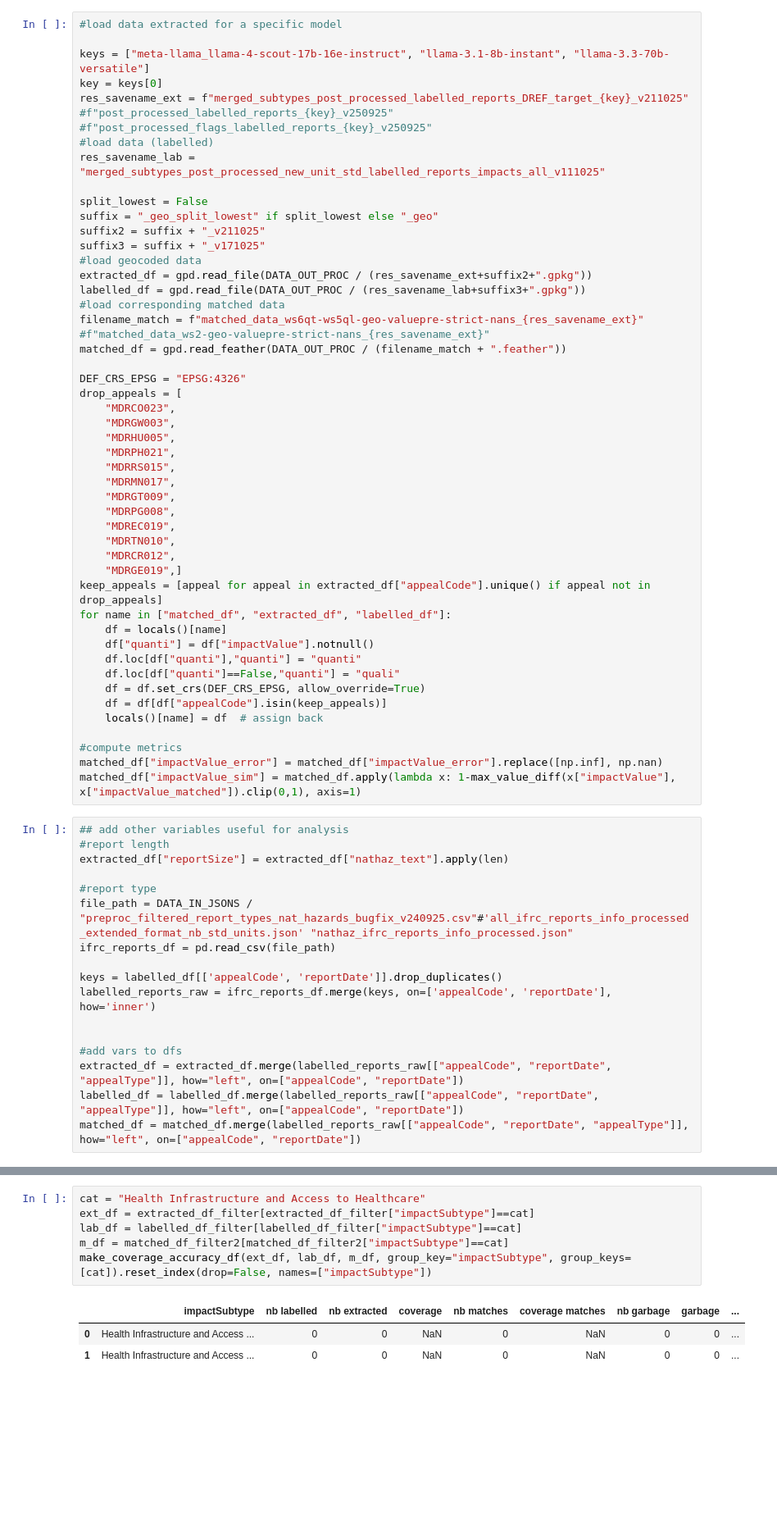
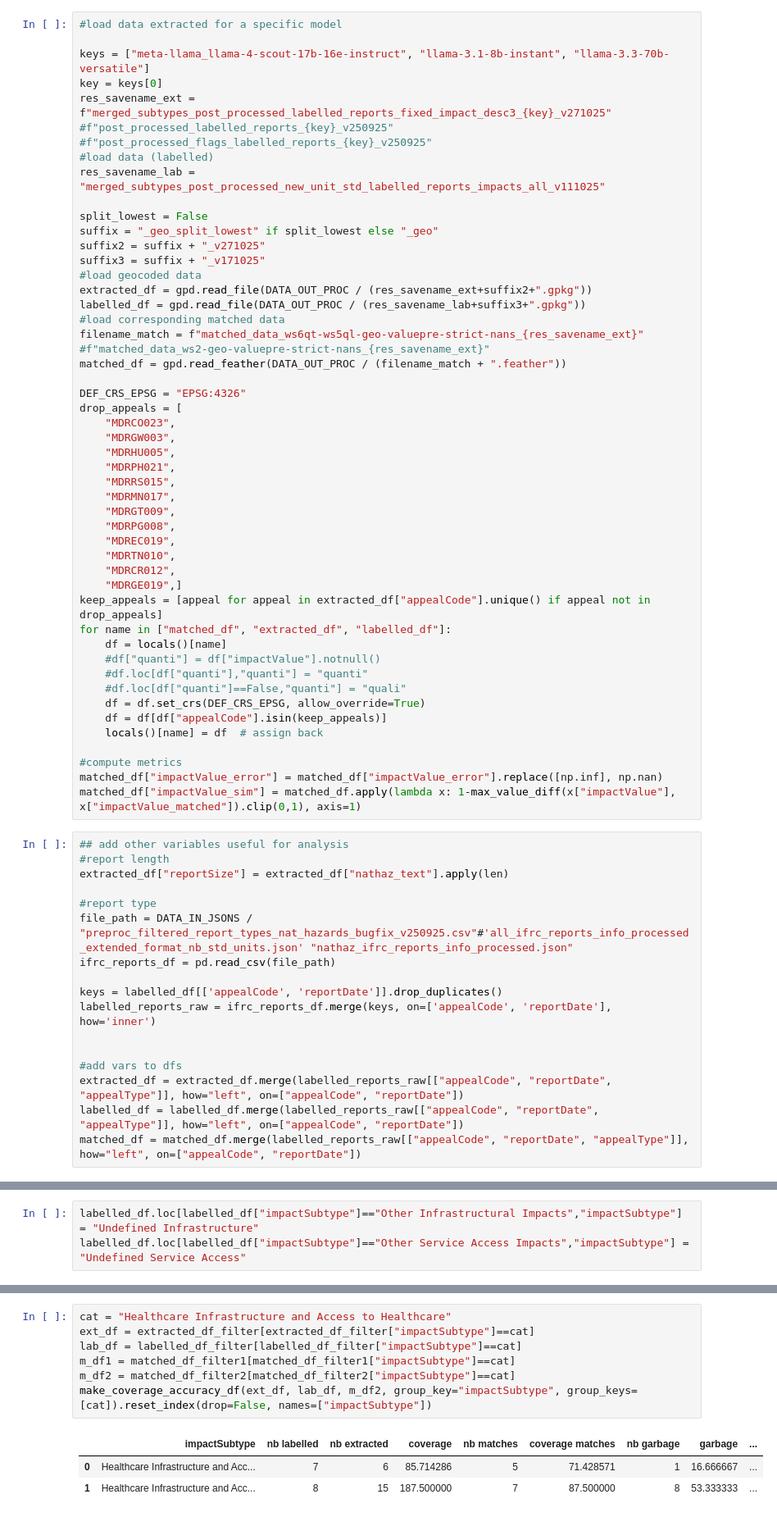
Before and after one commit to luseverin/ROUGE_database, a Jupyter notebook: notebooks/coverage_results.ipynb, the cells around one changed output, grey strips where cells are left out. Shown at 82% size. Saved outputs shown, nothing was run; the diff lists cells and outputs as text; blank space fills up the shorter version.

```diff
--- a/notebooks/coverage_results.ipynb
+++ b/notebooks/coverage_results.ipynb
@@ -25,7 +16,7 @@ from src.impact_def import IMPACT_SUBTYPES_MERGED
 
 keys = ["meta-llama_llama-4-scout-17b-16e-instruct", "llama-3.1-8b-instant", "llama-3.3-70b-versatile"]
 key = keys[0]
-res_savename_ext = f"merged_subtypes_post_processed_labelled_reports_DREF_target_{key}_v211025"
+res_savename_ext = f"merged_subtypes_post_processed_labelled_reports_fixed_impact_desc3_{key}_v271025"
 #f"post_processed_labelled_reports_{key}_v250925"
 #f"post_processed_flags_labelled_reports_{key}_v250925"
 #load data (labelled)
@@ -33,7 +24,7 @@ res_savename_lab = "merged_subtypes_post_processed_new_unit_std_labelled_reports
 
 split_lowest = False
 suffix = "_geo_split_lowest" if split_lowest else "_geo"
-suffix2 = suffix + "_v211025"
+suffix2 = suffix + "_v271025"
 suffix3 = suffix + "_v171025"
 #load geocoded data
 extracted_df = gpd.read_file(DATA_OUT_PROC / (res_savename_ext+suffix2+".gpkg"))
@@ -60,9 +51,9 @@ drop_appeals = [
 keep_appeals = [appeal for appeal in extracted_df["appealCode"].unique() if appeal not in drop_appeals]
 for name in ["matched_df", "extracted_df", "labelled_df"]:
     df = locals()[name]
-    df["quanti"] = df["impactValue"].notnull()
-    df.loc[df["quanti"],"quanti"] = "quanti"
-    df.loc[df["quanti"]==False,"quanti"] = "quali"
+    #df["quanti"] = df["impactValue"].notnull()
+    #df.loc[df["quanti"],"quanti"] = "quanti"
+    #df.loc[df["quanti"]==False,"quanti"] = "quali"
     df = df.set_crs(DEF_CRS_EPSG, allow_override=True)
     df = df[df["appealCode"].isin(keep_appeals)]
     locals()[name] = df  # assign back
@@ -76,7 +67,7 @@ matched_df["impactValue_sim"] = matched_df.apply(lambda x: 1-max_value_diff(x["i
 extracted_df["reportSize"] = extracted_df["nathaz_text"].apply(len)
 
 #report type
-file_path = DATA_IN_JSONS / "preproc_filtered_report_types_nat_hazards_bugfix_v240925.csv"#'all_ifrc_reports_info_processed_extended_format_nb_std_units.json' "nathaz_ifrc_reports_info_processed.json"
+file_path = DATA_IN_JSONS / "preproc_filtered_report_types_nat_hazards_bugfix_v250925.csv"#'all_ifrc_reports_info_processed_extended_format_nb_std_units.json' "nathaz_ifrc_reports_info_processed.json"
 ifrc_reports_df = pd.read_csv(file_path)
 
 keys = labelled_df[['appealCode', 'reportDate']].drop_duplicates()
@@ -166,4 +166,7 @@ IT and Communication Infrastructure and Access to IT and Communication
 Name: count, dtype: int64
+# %%
+labelled_df.loc[labelled_df["impactSubtype"]=="Other Infrastructural Impacts","impactSubtype"] = "Undefined Infrastructure"
+labelled_df.loc[labelled_df["impactSubtype"]=="Other Service Access Impacts","impactSubtype"] = "Undefined Service Access"
 # %%
 from src.sanity_checks import flag_remove_cat
 remove_cats = ["DREF Allocation", "Targeted People", "Assisted People", "Other Human Impacts", "Other Infrastructural Impacts", "Other Agricultural Impacts", "Other Service Access Impacts"]
@@ -282,10 +345,11 @@ fig.savefig(DATA_FIGURE / f"coverage_matches_by_{yvar}_{subplot_col}_vth-{value_
 # %%
-cat = "Health Infrastructure and Access to Healthcare"
+cat = "Healthcare Infrastructure and Access to Healthcare"
 ext_df = extracted_df_filter[extracted_df_filter["impactSubtype"]==cat]
 lab_df = labelled_df_filter[labelled_df_filter["impactSubtype"]==cat]
-m_df = matched_df_filter2[matched_df_filter2["impactSubtype"]==cat]
-make_coverage_accuracy_df(ext_df, lab_df, m_df, group_key="impactSubtype", group_keys=[cat]).reset_index(drop=False, names=["impactSubtype"])
+m_df1 = matched_df_filter1[matched_df_filter1["impactSubtype"]==cat]
+m_df2 = matched_df_filter2[matched_df_filter2["impactSubtype"]==cat]
+make_coverage_accuracy_df(ext_df, lab_df, m_df2, group_key="impactSubtype", group_keys=[cat]).reset_index(drop=False, names=["impactSubtype"])
 # %% [output]
 |  | impactSubtype | nb labelled | nb extracted | coverage | nb matches | coverage matches | nb garbage | garbage | ... |
-| 0 | Health Infrastructure and Access ... | 0 | 0 | NaN | 0 | NaN | 0 | 0 | ... |
-| 1 | Health Infrastructure and Access ... | 0 | 0 | NaN | 0 | NaN | 0 | 0 | ... |
+| 0 | Healthcare Infrastructure and Acc... | 7 | 6 | 85.714286 | 5 | 71.428571 | 1 | 16.666667 | ... |
+| 1 | Healthcare Infrastructure and Acc... | 8 | 15 | 187.500000 | 7 | 87.500000 | 8 | 53.333333 | ... |
```
Also changed, not shown: parts of 13 cells of this notebook.
